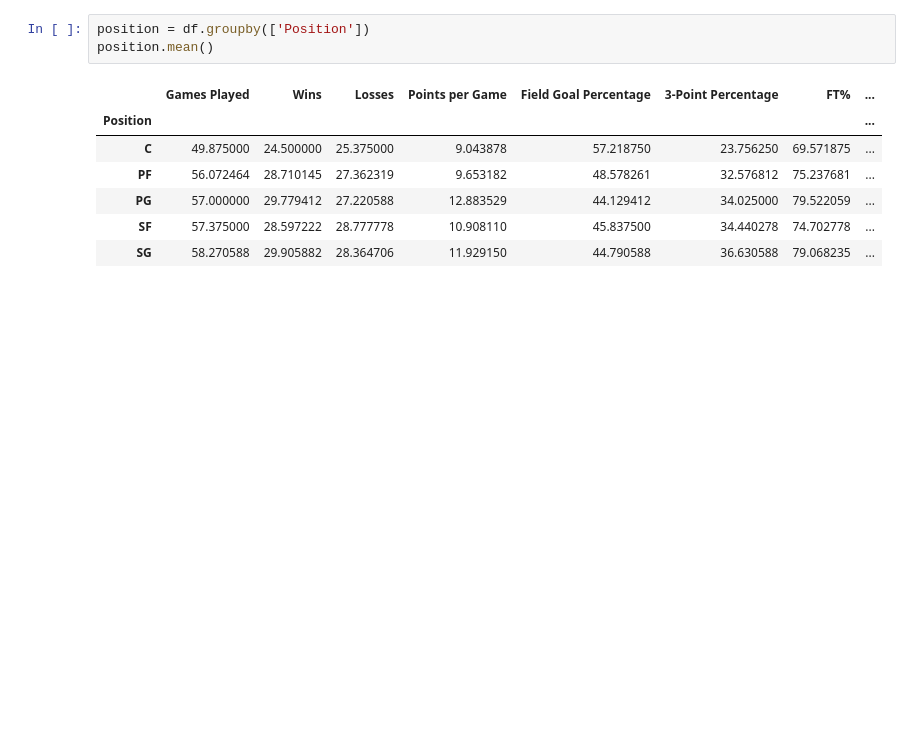
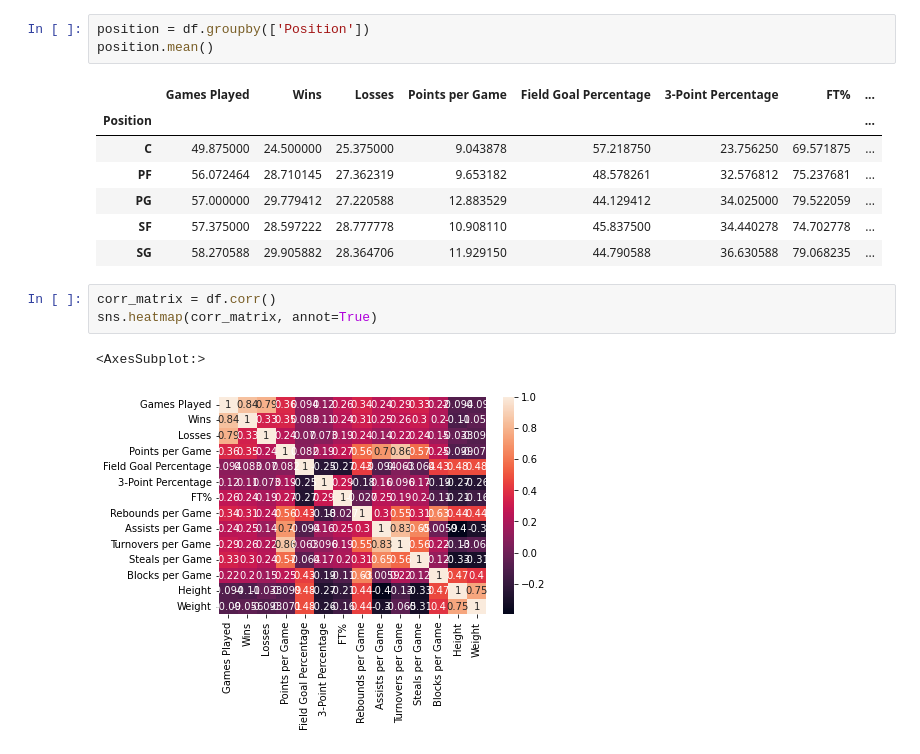
Before and after one commit to ashwanthsridhar/NBA_Position_Classifier, a Jupyter notebook: Analysis.ipynb, the cells around one changed output. Cells and saved outputs as stored; diff of their text form; blank space fills up the shorter version.

Commit message:
added small corr matrix

```diff
--- a/Analysis.ipynb
+++ b/Analysis.ipynb
@@ -242,3 +244,9 @@ position.mean()
 | PG | 57.000000 | 29.779412 | 27.220588 | 12.883529 | 44.129412 | 34.025000 | 79.522059 | ... |
 | SF | 57.375000 | 28.597222 | 28.777778 | 10.908110 | 45.837500 | 34.440278 | 74.702778 | ... |
 | SG | 58.270588 | 29.905882 | 28.364706 | 11.929150 | 44.790588 | 36.630588 | 79.068235 | ... |
+# %%
+corr_matrix = df.corr()
+sns.heatmap(corr_matrix, annot=True)
+# %% [output]
+<AxesSubplot:>
+[figure, added]
```
Also changed, not shown: parts of 1 cell of this notebook.
